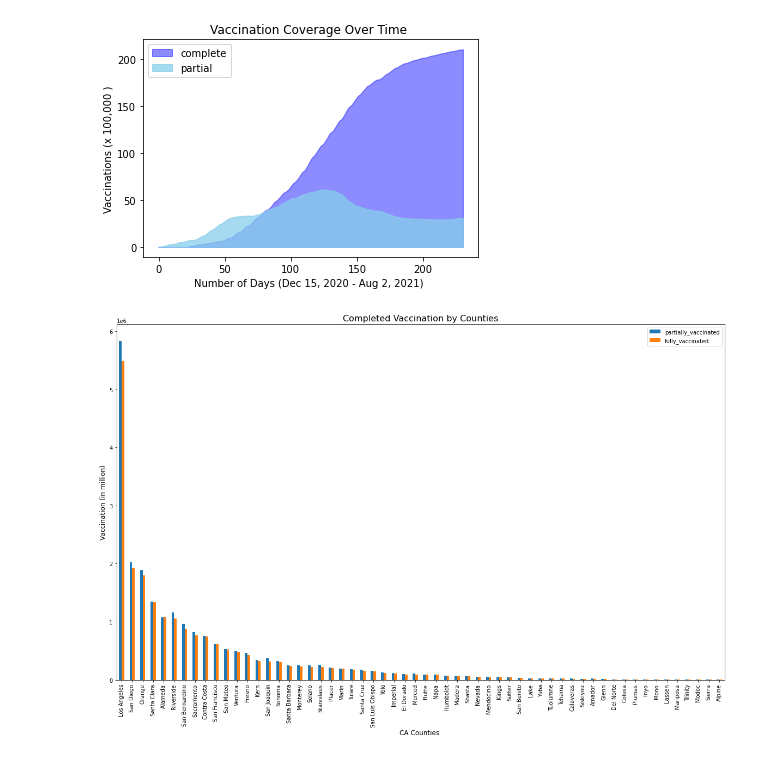
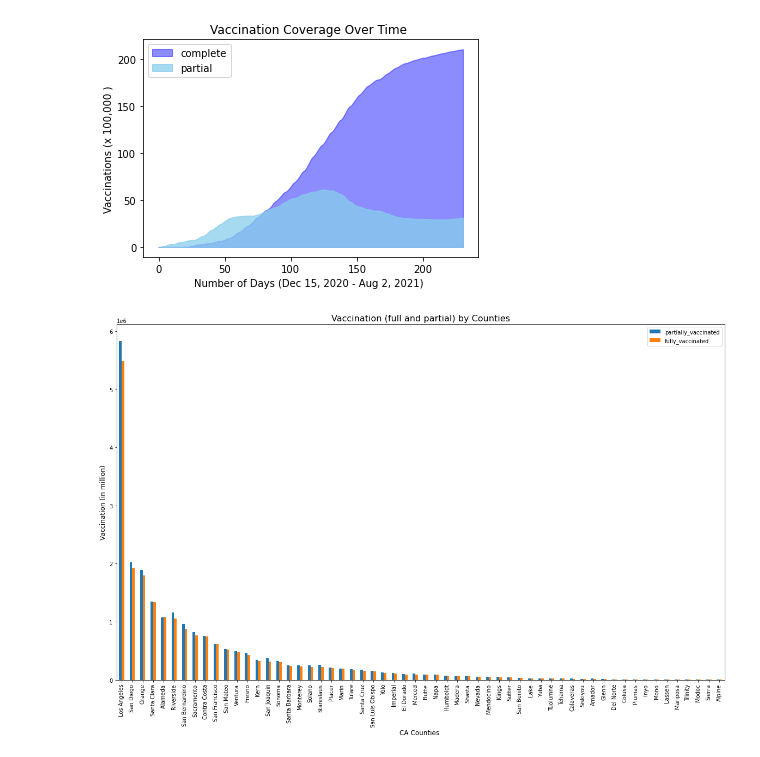
Before and after one commit to KristianSHamilton/CovidVaccinationInCalifornia, a Jupyter notebook: group_project_1.ipynb, the cells around one changed output. Cells and saved outputs as stored; diff of their text form; code cells hidden in the pictures.

```diff
--- a/group_project_1.ipynb
+++ b/group_project_1.ipynb
@@ -149,9 +139,9 @@ county_vac_data= pd.DataFrame(county_vac_data, columns =['partially_vaccinated',
 # %%
 county_vac_data.plot(y = ['partially_vaccinated', 'fully_vaccinated'], kind='bar', figsize=(20,12))  #.bar(figsize=(16,9), color='g', alpha = 0.75)
 
 plt.xlabel("CA Counties ",fontsize = 12)
 plt.ylabel("Vaccination (in million)",fontsize = 12)
-plt.title("Completed Vaccination by Counties",fontsize = 16)
+plt.title("Vaccination (full and partial) by Counties",fontsize = 16)
 plt.show()
 # %% [output]
-[figure, old version]
+[figure, new version]
```
Also changed, not shown: parts of 18 cells of this notebook.
